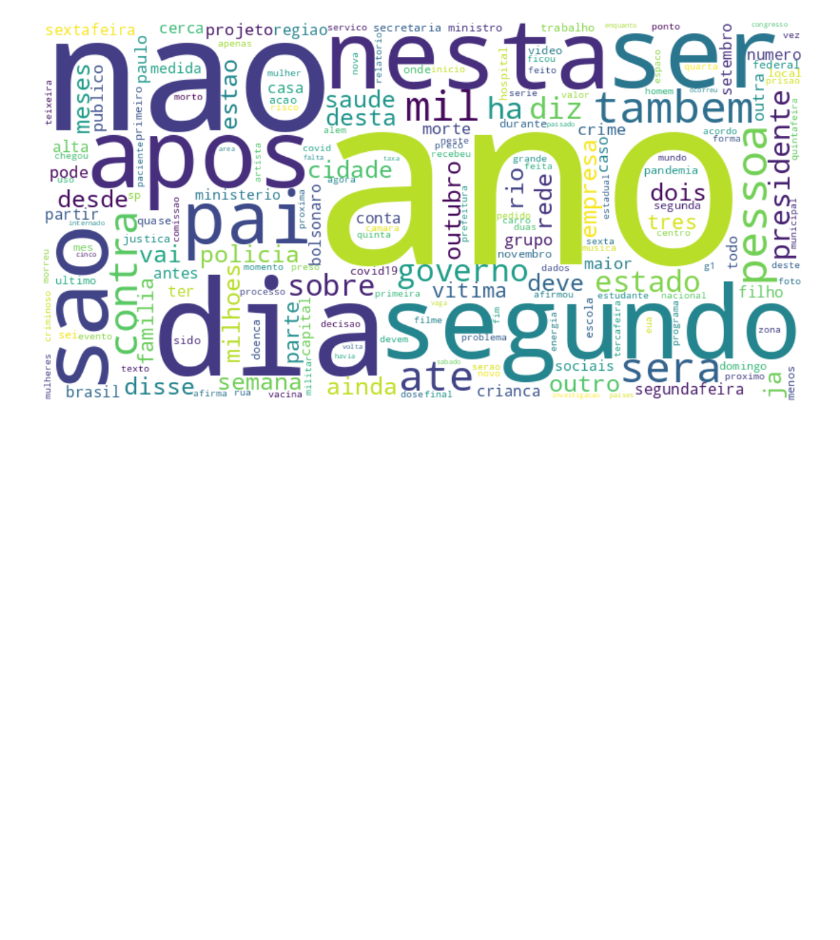
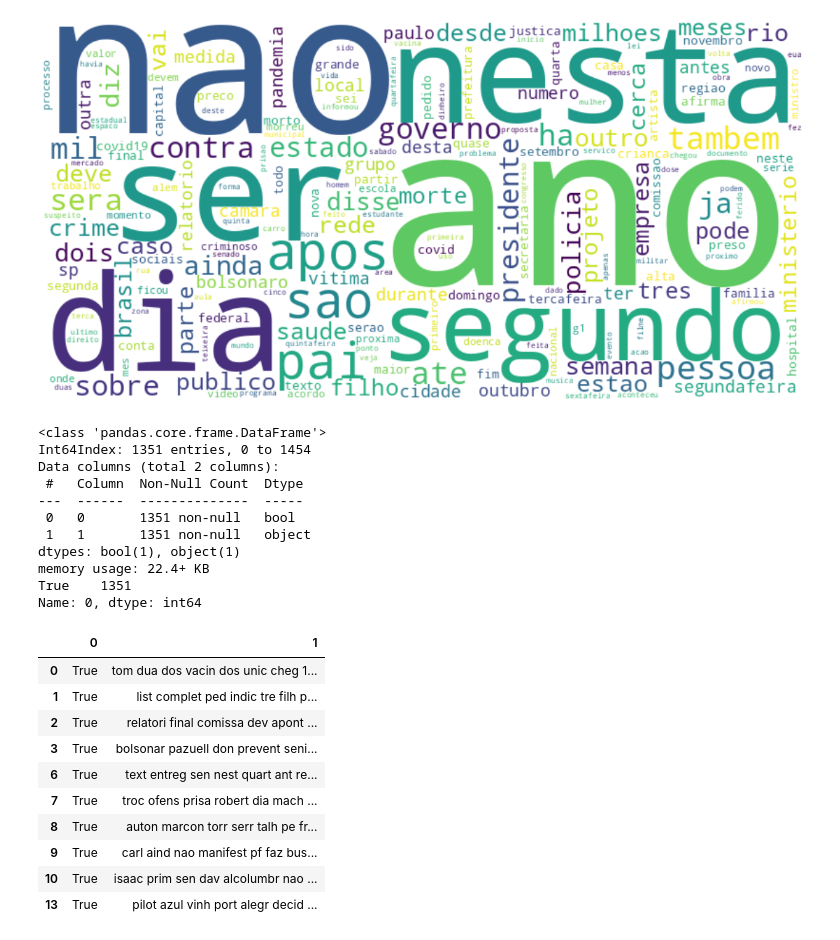
Before and after one commit to prbpedro/tcc_puc, a Jupyter notebook: src/fake_news/pre_processing_real_news.ipynb, the cells around one changed output. Cells and saved outputs as stored; diff of their text form; code cells hidden in the pictures; blank space fills up the shorter version.

```diff
--- a/src/fake_news/pre_processing_real_news.ipynb
+++ b/src/fake_news/pre_processing_real_news.ipynb
@@ -8,6 +8,8 @@ from nltk.stem import RSLPStemmer
 from wordcloud import WordCloud
 from nltk.corpus import stopwords
 import matplotlib.pyplot as plt
+
+pd.set_option('display.max_colwidth', None)
 # %%
 def getPage(url):
     html = requests.get(url).content
@@ -55,0 +94,9 @@ df.to_csv('generated/results_get_real.csv', index=False)
+# %%
+df = pd.read_csv('generated/results_get_real.csv')
+df['0'] = df['0'].astype(bool)
+df['1'] = df['1'].astype(str)
+df = df[df['0'] == True]
+
+df.info()
+print(df['0'].value_counts())
+df.head(10)
@@ -56,36 +126,58 @@ df.to_csv('generated/results_get_real.csv', index=False)
 # %%
-df = pd.read_csv('generated/results_get_real.csv')
-df['1'] = df['1'].astype(str)
-
 remove_pontuacao = lambda x:  re.sub(r'[^\w\s]', '', x)
 remove_quebra_linha = lambda x:  re.sub(r'\\n', ' ', x)
 remove_tabulacao = lambda x:  re.sub(r'\\t', ' ', x)
 remove_multiplos_espacos = lambda x:  re.sub(' +', ' ', x)
 
 stemmer = RSLPStemmer()
 stopws = stopwords.words('portuguese')
 
 df['1'] = df['1'].map(remove_quebra_linha).map(remove_tabulacao).map(remove_multiplos_espacos).map(remove_pontuacao)
 
 df['1'] = df['1'].str.lower()
 df['1'] = df['1'].str.normalize('NFKD').str.encode('ascii', errors='ignore').str.decode('utf-8')
 df['1'] = df['1'].apply(lambda x: ' '.join([word for word in x.split() if word not in (stopws)]))
 df['1'] = df['1'].str.strip()
 
 df.replace('', None, inplace=True)
 df.drop_duplicates(subset='1', keep='last', inplace=True)
 df.dropna(inplace=True)
 df['1'] = df['1'].str.lower()
 df['1'] = df['1'].str.normalize('NFKD').str.encode('ascii', errors='ignore').str.decode('utf-8')
 
 words = " ".join(df['1'])
 word_cloud = WordCloud(width=800, height=400, collocations = False, background_color = 'white').generate(words)
 plt.figure( figsize=(20,10) )
 plt.imshow(word_cloud, interpolation='bilinear')
 plt.axis("off")
 plt.show()
 
 df['1'] = df['1'].apply(lambda x: ' '.join([stemmer.stem(y) for y in x.split(' ')]))
 df.to_csv('generated/results_get_real_built.csv', index=False)
+df.info()
+print(df['0'].value_counts())
+df.head(10)
 # %% [output]
-[figure, old version]
+[figure, new version]
+<class 'pandas.core.frame.DataFrame'>
+Int64Index: 1351 entries, 0 to 1454
+Data columns (total 2 columns):
+ #   Column  Non-Null Count  Dtype
+---  ------  --------------  -----
+ 0   0       1351 non-null   bool
+ 1   1       1351 non-null   object
+dtypes: bool(1), object(1)
+memory usage: 22.4+ KB
+True    1351
+Name: 0, dtype: int64
+|  | 0 | 1 |
+| 0 | True | tom dua dos vacin dos unic cheg 1... |
+| 1 | True | list complet ped indic tre filh p... |
+| 2 | True | relatori final comissa dev apont ... |
+| 3 | True | bolsonar pazuell don prevent seni... |
+| 6 | True | text entreg sen nest quart ant re... |
+| 7 | True | troc ofens prisa robert dia mach ... |
+| 8 | True | auton marcon torr serr talh pe fr... |
+| 9 | True | carl aind nao manifest pf faz bus... |
+| 10 | True | isaac prim sen dav alcolumbr nao ... |
+| 13 | True | pilot azul vinh port alegr decid ... |
```
Also changed, not shown: parts of 3 cells of this notebook, 5 other files.
